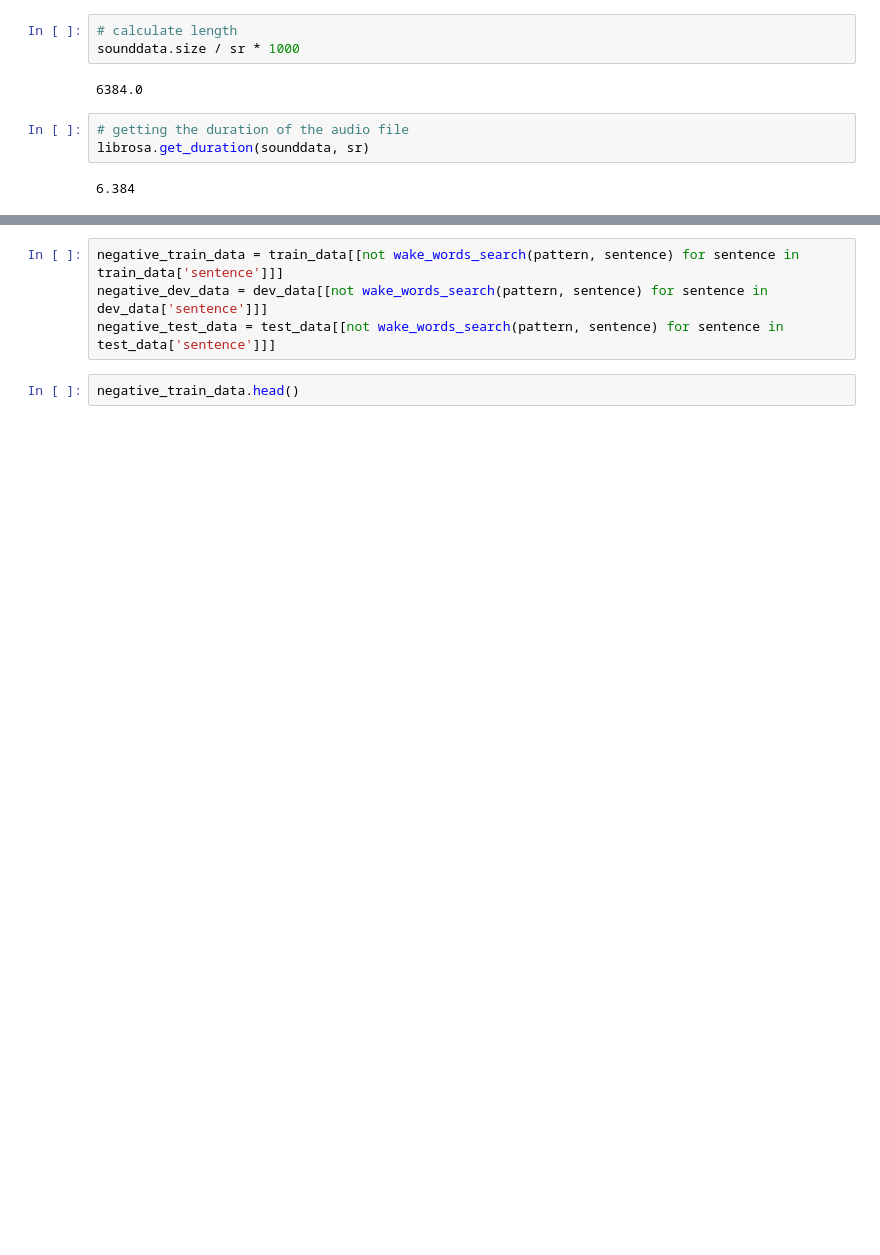
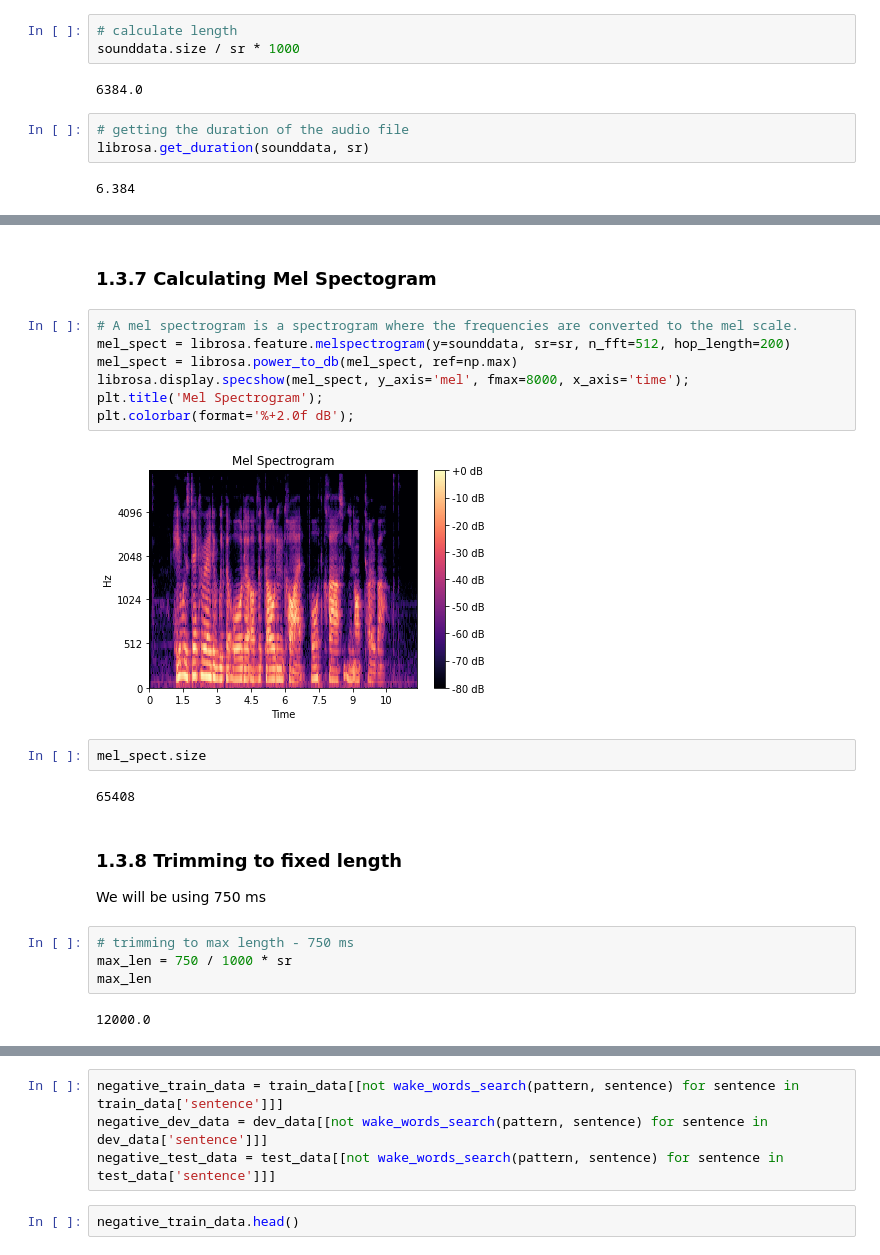
Before and after one commit to rajashekar/colab, a Jupyter notebook: wake_word_scratch.ipynb, the cells around one changed output, grey strips where cells are left out. Saved outputs shown, nothing was run; the diff lists cells and outputs as text; blank space fills up the shorter version.

```diff
--- a/wake_word_scratch.ipynb
+++ b/wake_word_scratch.ipynb
@@ -162,0 +290,24 @@ Audio(sounddata,rate=sr)
+# %% [markdown]
+### 1.3.7 Calculating Mel Spectogram
+# %%
+# A mel spectrogram is a spectrogram where the frequencies are converted to the mel scale.
+mel_spect = librosa.feature.melspectrogram(y=sounddata, sr=sr, n_fft=512, hop_length=200)
+mel_spect = librosa.power_to_db(mel_spect, ref=np.max)
+librosa.display.specshow(mel_spect, y_axis='mel', fmax=8000, x_axis='time');
+plt.title('Mel Spectrogram');
+plt.colorbar(format='%+2.0f dB');
+# %% [output]
+[figure, added]
+# %%
+mel_spect.size
+# %% [output]
+65408
+# %% [markdown]
+### 1.3.8 Trimming to fixed length
+We will be using 750 ms
+# %%
+# trimming to max length - 750 ms
+max_len = 750 / 1000 * sr
+max_len
+# %% [output]
+12000.0
```
Also changed, not shown: parts of 68 cells of this notebook.
